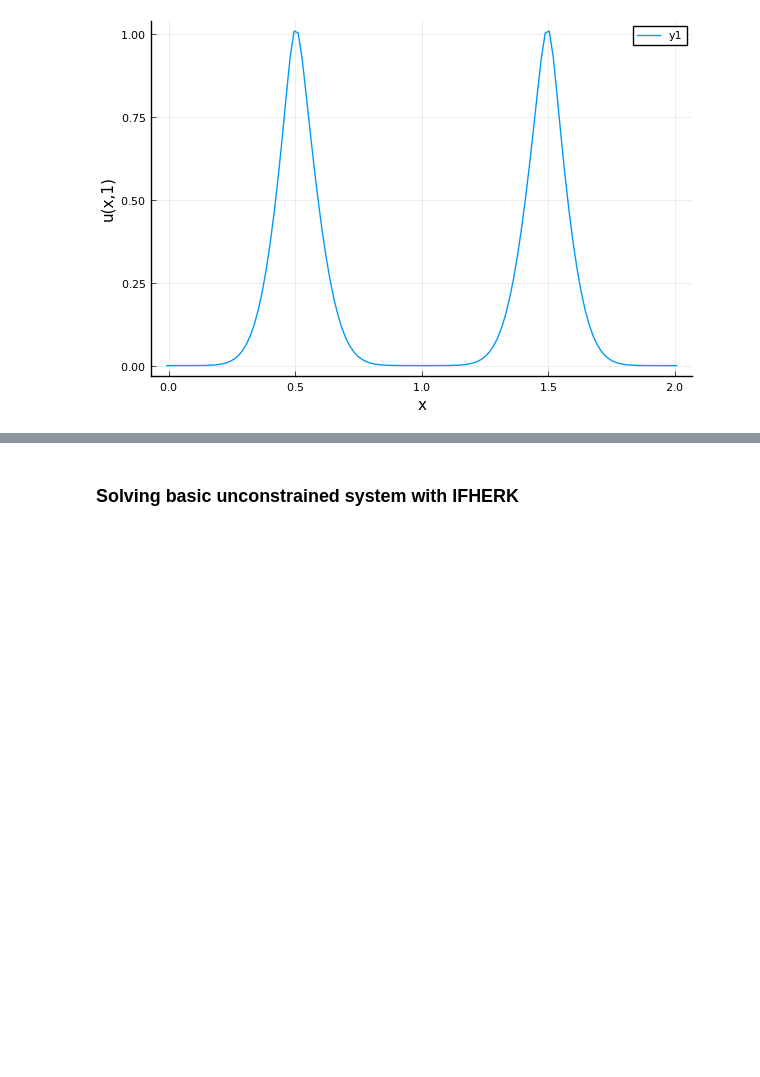
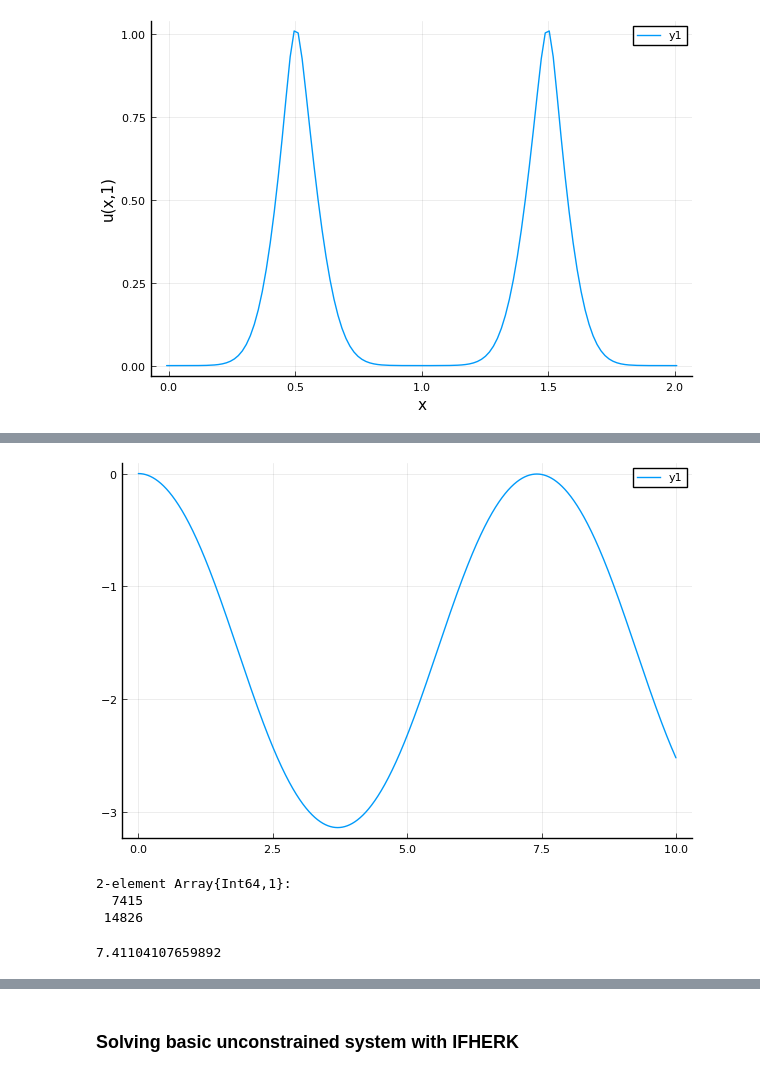
Before and after one commit to JuliaIBPM/ConstrainedSystems.jl, a Jupyter notebook: examples/TimeMarching.ipynb, the cells around one changed output, grey strips where cells are left out. Drawn from its saved outputs; the diff is of its cells as text; code cells hidden in the pictures; blank space fills up the shorter version.

```diff
--- a/examples/TimeMarching.ipynb
+++ b/examples/TimeMarching.ipynb
@@ -149,0 +218,10 @@ plot(xg,u[65,:],xlabel="x",ylabel="u(x,1)")
+# %%
+plot(thist,θ)
+# %% [output]
+[figure, added]
+# %%
+idex = findall(x -> abs(x) == 2.0,diff(sign.(θ̇)))
+# %% [output]
+2-element Array{Int64,1}:
+  7415
+ 14826
@@ -149,0 +233,4 @@ plot(xg,u[65,:],xlabel="x",ylabel="u(x,1)")
+# %%
+2*(Tzero[2]-Tzero[1])
+# %% [output]
+7.41104107659892
```
Also changed, not shown: parts of 25 cells of this notebook, 4 other files.
